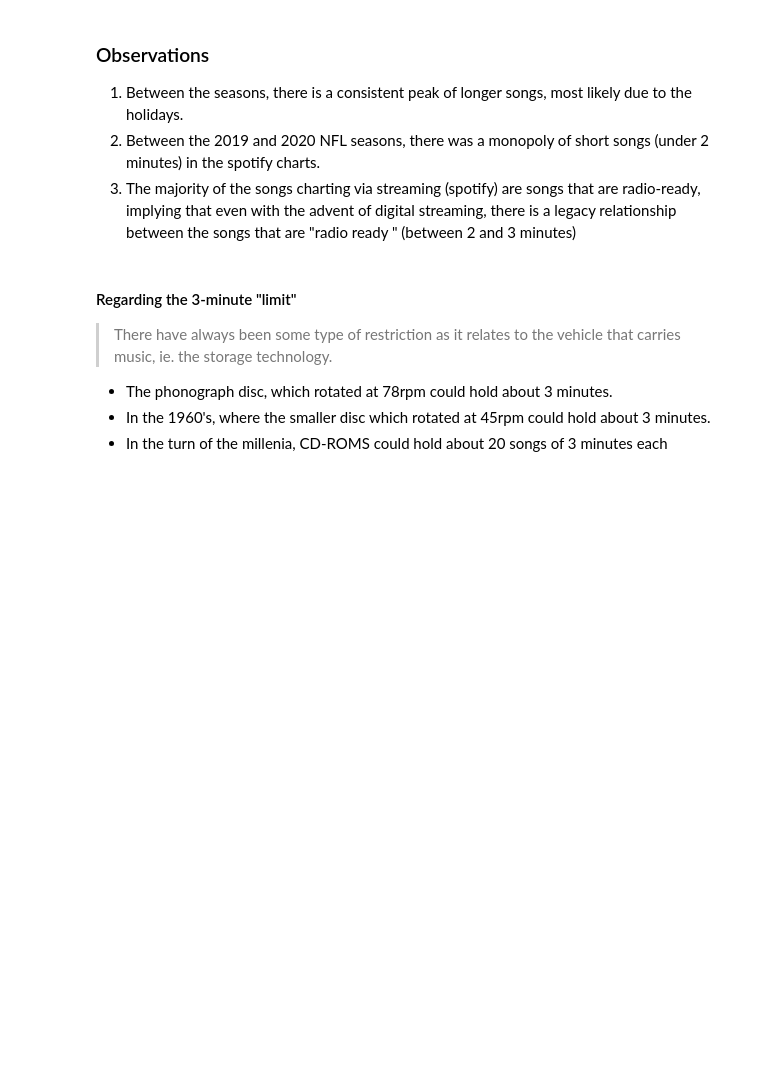
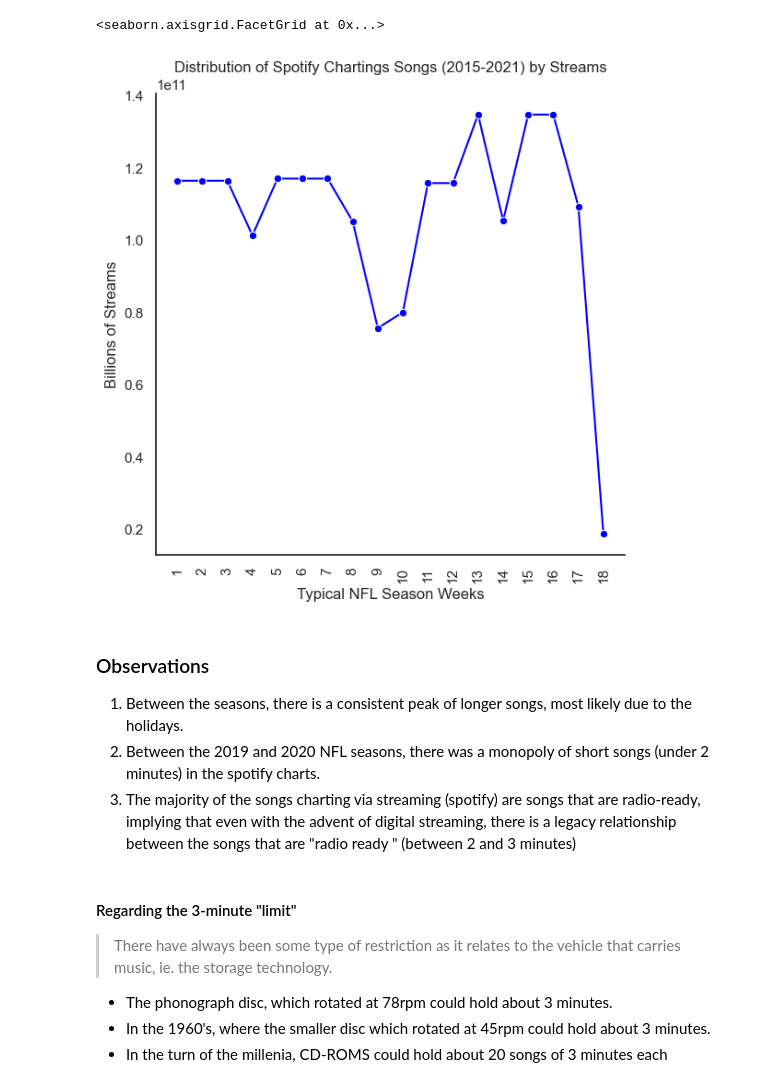
Before and after one commit to kuromasadev/PROJ1-GRP1-REPO, a Jupyter notebook: Resources/SPOTIFY/proj1_spotify_charts_.ipynb, the cells around one changed output. Drawn from its saved outputs; the diff is of its cells as text; code cells hidden in the pictures; blank space fills up the shorter version.

```diff
--- a/Resources/SPOTIFY/proj1_spotify_charts_.ipynb
+++ b/Resources/SPOTIFY/proj1_spotify_charts_.ipynb
@@ -97,0 +75,11 @@ MbD._legend.set(
+# %%
+# Import music data from csv
+datafile2 = '../clean_sets/proj1_spotify_chart1_grp.csv'
+spotify_data2 = pd.read_csv(datafile2)
+# %%
+# Drop Columns
+spotify_data2.drop('Unnamed: 0', axis=1, inplace=True)
+# %%
+spotify_data2['Week Number'] = spotify_data2['Week Number'].str.extract('(\d+)').astype(int)
+# %%
+spotify_data2 = spotify_data2.sort_values('Week Number')
@@ -98,3 +106,24 @@ MbD._legend.set(
+# %%
+# Chart Aesthetics
+sns.set_theme(style="white", rc={"axes.facecolor": (0, 0, 0, 0)})
+
+# Chart Contents
+TsA = sns.FacetGrid(
+					spotify_data2,
+					height=6)
+TsA.map(sns.lineplot, 'Week Number', 'Total Streams', marker='o', color='blue')
+TsA.set(xticks=spotify_data2['Week Number'])
+TsA.set_xticklabels(rotation=90)
+
+# Chart Legends
+TsA.set(
+    xlabel='Typical NFL Season Weeks',
+    ylabel = 'Billions of Streams',
+    title='Distribution of Spotify Chartings Songs (2015-2021) by Streams'
+)
+# %% [output]
+<seaborn.axisgrid.FacetGrid at 0x...>
+[figure, added]
 # %% [markdown]
 ### Observations
 
```
Also changed, not shown: parts of 18 cells of this notebook, 7 other files.
